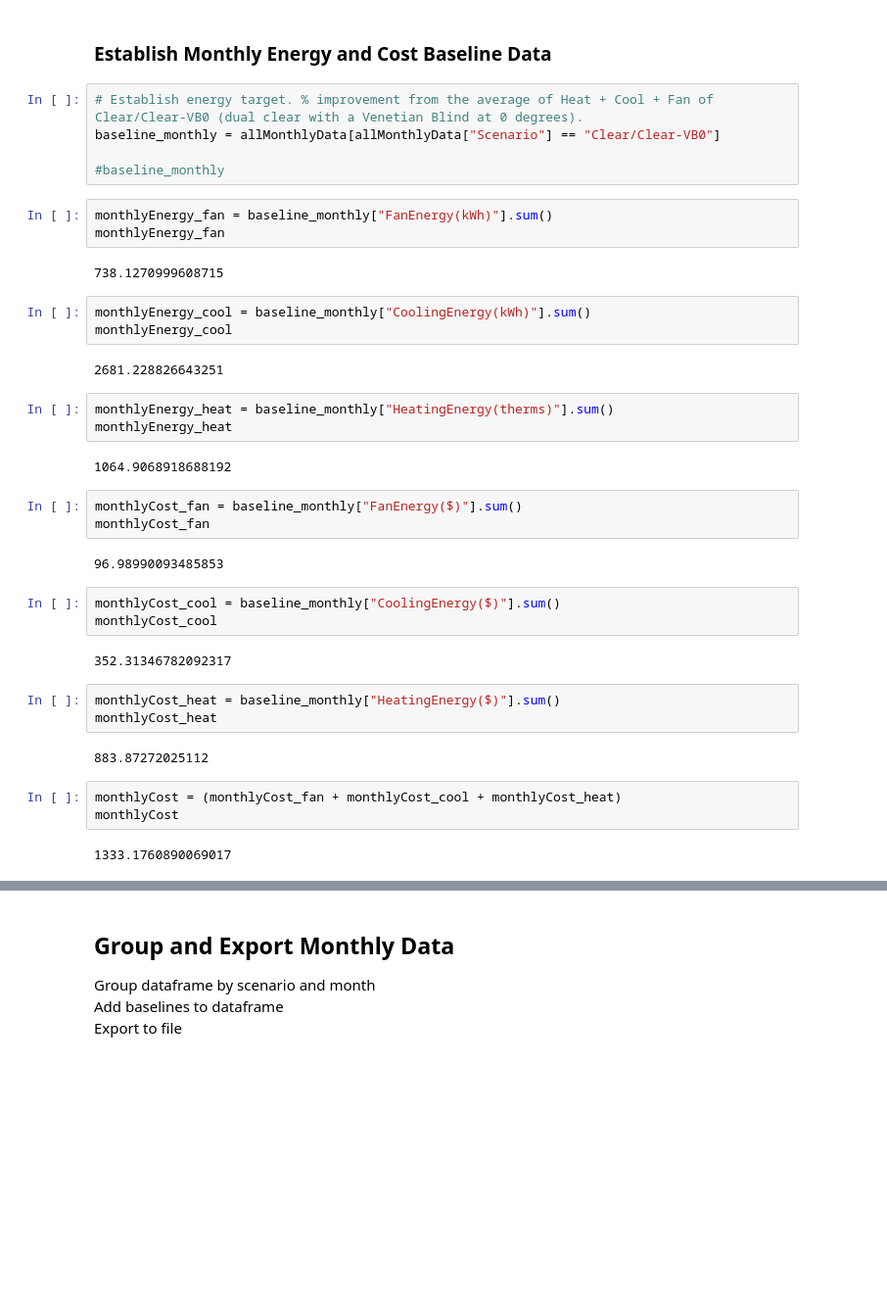
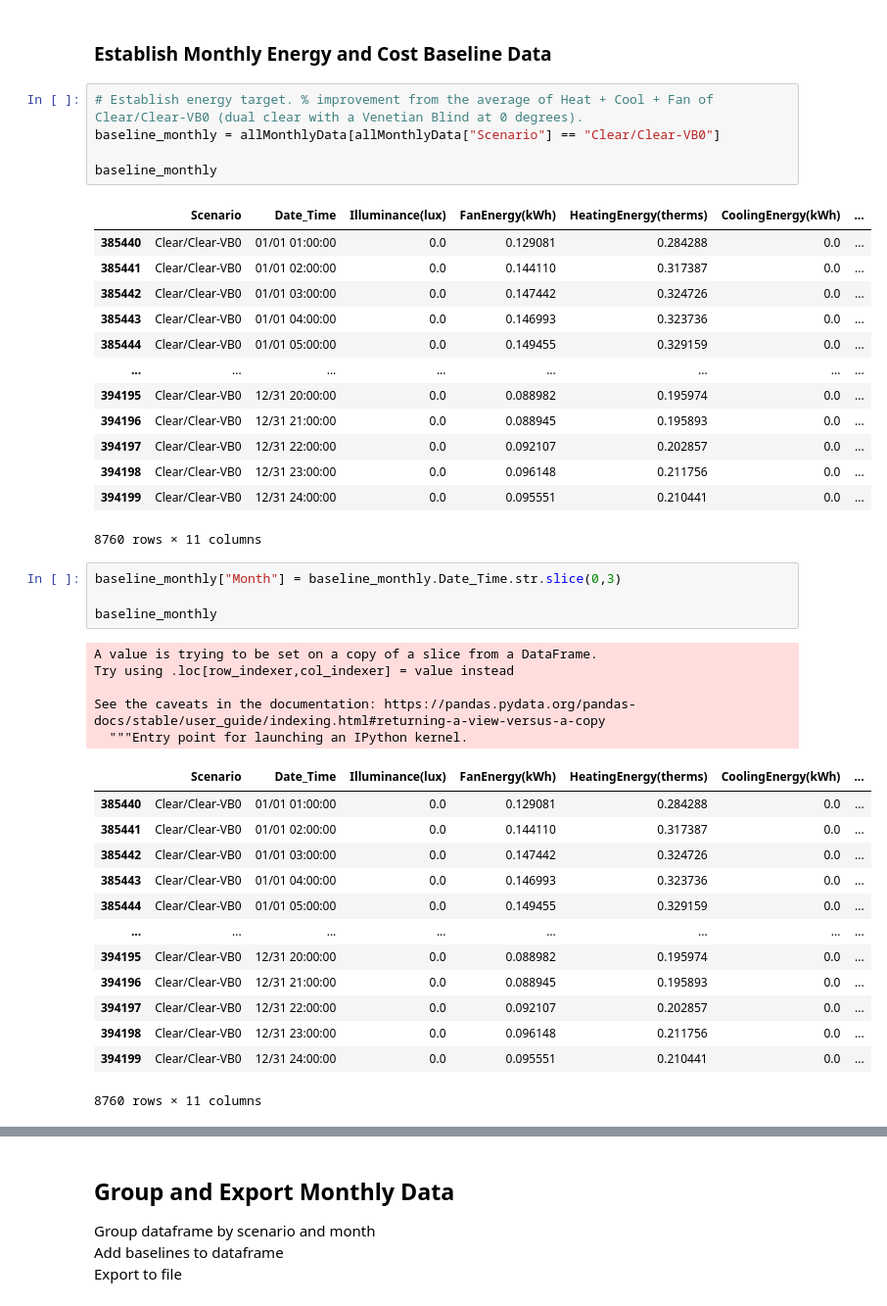
Before and after one commit to klharp/EPlus-Dashboard-ODL, a Jupyter notebook: MSP_Scraper.ipynb, the cells around one changed output, grey strips where cells are left out. Shown at 98% size. Drawn from its saved outputs; the diff is of its cells as text; blank space fills up the shorter version.

```diff
--- a/MSP_Scraper.ipynb
+++ b/MSP_Scraper.ipynb
@@ -428,40 +302,42 @@ allMonthlyData
 # %%
 # Establish energy target. % improvement from the average of Heat + Cool + Fan of Clear/Clear-VB0 (dual clear with a Venetian Blind at 0 degrees).
 baseline_monthly = allMonthlyData[allMonthlyData["Scenario"] == "Clear/Clear-VB0"]
 
-#baseline_monthly
+baseline_monthly
+# %% [output]
+|  | Scenario | Date_Time | Illuminance(lux) | FanEnergy(kWh) | HeatingEnergy(therms) | CoolingEnergy(kWh) | ... |
+| 385440 | Clear/Clear-VB0 | 01/01 01:00:00 | 0.0 | 0.129081 | 0.284288 | 0.0 | ... |
+| 385441 | Clear/Clear-VB0 | 01/01 02:00:00 | 0.0 | 0.144110 | 0.317387 | 0.0 | ... |
+| 385442 | Clear/Clear-VB0 | 01/01 03:00:00 | 0.0 | 0.147442 | 0.324726 | 0.0 | ... |
+| 385443 | Clear/Clear-VB0 | 01/01 04:00:00 | 0.0 | 0.146993 | 0.323736 | 0.0 | ... |
+| 385444 | Clear/Clear-VB0 | 01/01 05:00:00 | 0.0 | 0.149455 | 0.329159 | 0.0 | ... |
+| ... | ... | ... | ... | ... | ... | ... | ... |
+| 394195 | Clear/Clear-VB0 | 12/31 20:00:00 | 0.0 | 0.088982 | 0.195974 | 0.0 | ... |
+| 394196 | Clear/Clear-VB0 | 12/31 21:00:00 | 0.0 | 0.088945 | 0.195893 | 0.0 | ... |
+| 394197 | Clear/Clear-VB0 | 12/31 22:00:00 | 0.0 | 0.092107 | 0.202857 | 0.0 | ... |
+| 394198 | Clear/Clear-VB0 | 12/31 23:00:00 | 0.0 | 0.096148 | 0.211756 | 0.0 | ... |
+| 394199 | Clear/Clear-VB0 | 12/31 24:00:00 | 0.0 | 0.095551 | 0.210441 | 0.0 | ... |
+8760 rows × 11 columns
-# %%
-monthlyEnergy_fan = baseline_monthly["FanEnergy(kWh)"].sum()
-monthlyEnergy_fan
-# %% [output]
-738.1270999608715
-# %%
-monthlyEnergy_cool = baseline_monthly["CoolingEnergy(kWh)"].sum()
-monthlyEnergy_cool
-# %% [output]
-2681.228826643251
-# %%
-monthlyEnergy_heat = baseline_monthly["HeatingEnergy(therms)"].sum()
-monthlyEnergy_heat
-# %% [output]
-1064.9068918688192
-# %%
-monthlyCost_fan = baseline_monthly["FanEnergy($)"].sum()
-monthlyCost_fan
-# %% [output]
-96.98990093485853
-# %%
-monthlyCost_cool = baseline_monthly["CoolingEnergy($)"].sum()
-monthlyCost_cool
-# %% [output]
-352.31346782092317
-# %%
-monthlyCost_heat = baseline_monthly["HeatingEnergy($)"].sum()
-monthlyCost_heat
-# %% [output]
-883.87272025112
-# %%
-monthlyCost = (monthlyCost_fan + monthlyCost_cool + monthlyCost_heat)
-monthlyCost
-# %% [output]
-1333.1760890069017
+# %%
+baseline_monthly["Month"] = baseline_monthly.Date_Time.str.slice(0,3)
+
+baseline_monthly
+# %% [output]
+A value is trying to be set on a copy of a slice from a DataFrame.
+Try using .loc[row_indexer,col_indexer] = value instead
+
+See the caveats in the documentation: https://pandas.pydata.org/pandas-docs/stable/user_guide/indexing.html#returning-a-view-versus-a-copy
+  """Entry point for launching an IPython kernel.
+|  | Scenario | Date_Time | Illuminance(lux) | FanEnergy(kWh) | HeatingEnergy(therms) | CoolingEnergy(kWh) | ... |
+| 385440 | Clear/Clear-VB0 | 01/01 01:00:00 | 0.0 | 0.129081 | 0.284288 | 0.0 | ... |
+| 385441 | Clear/Clear-VB0 | 01/01 02:00:00 | 0.0 | 0.144110 | 0.317387 | 0.0 | ... |
+| 385442 | Clear/Clear-VB0 | 01/01 03:00:00 | 0.0 | 0.147442 | 0.324726 | 0.0 | ... |
+| 385443 | Clear/Clear-VB0 | 01/01 04:00:00 | 0.0 | 0.146993 | 0.323736 | 0.0 | ... |
+| 385444 | Clear/Clear-VB0 | 01/01 05:00:00 | 0.0 | 0.149455 | 0.329159 | 0.0 | ... |
+| ... | ... | ... | ... | ... | ... | ... | ... |
+| 394195 | Clear/Clear-VB0 | 12/31 20:00:00 | 0.0 | 0.088982 | 0.195974 | 0.0 | ... |
+| 394196 | Clear/Clear-VB0 | 12/31 21:00:00 | 0.0 | 0.088945 | 0.195893 | 0.0 | ... |
+| 394197 | Clear/Clear-VB0 | 12/31 22:00:00 | 0.0 | 0.092107 | 0.202857 | 0.0 | ... |
+| 394198 | Clear/Clear-VB0 | 12/31 23:00:00 | 0.0 | 0.096148 | 0.211756 | 0.0 | ... |
+| 394199 | Clear/Clear-VB0 | 12/31 24:00:00 | 0.0 | 0.095551 | 0.210441 | 0.0 | ... |
+8760 rows × 11 columns
```
Also changed, not shown: parts of 21 cells of this notebook, 8 other files.
